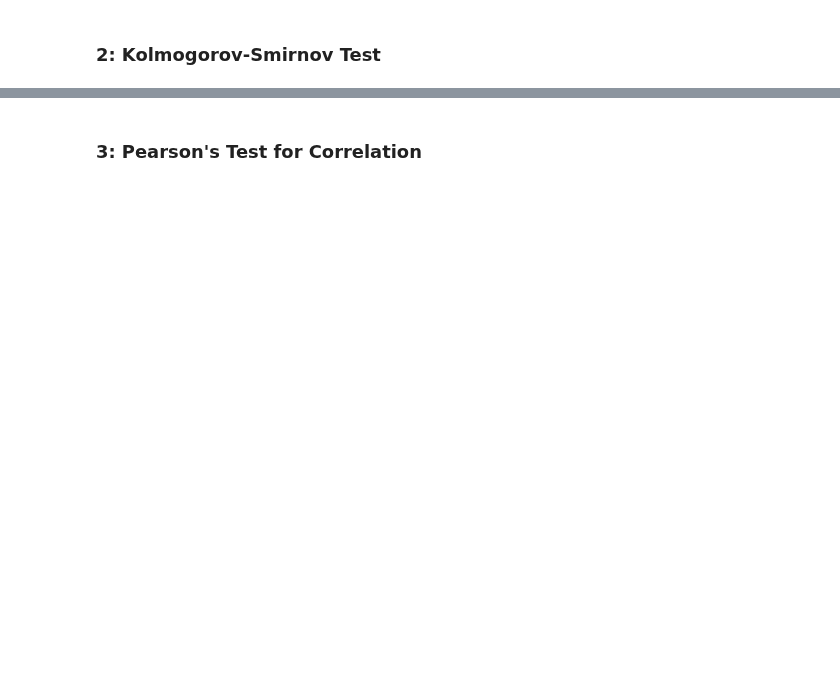
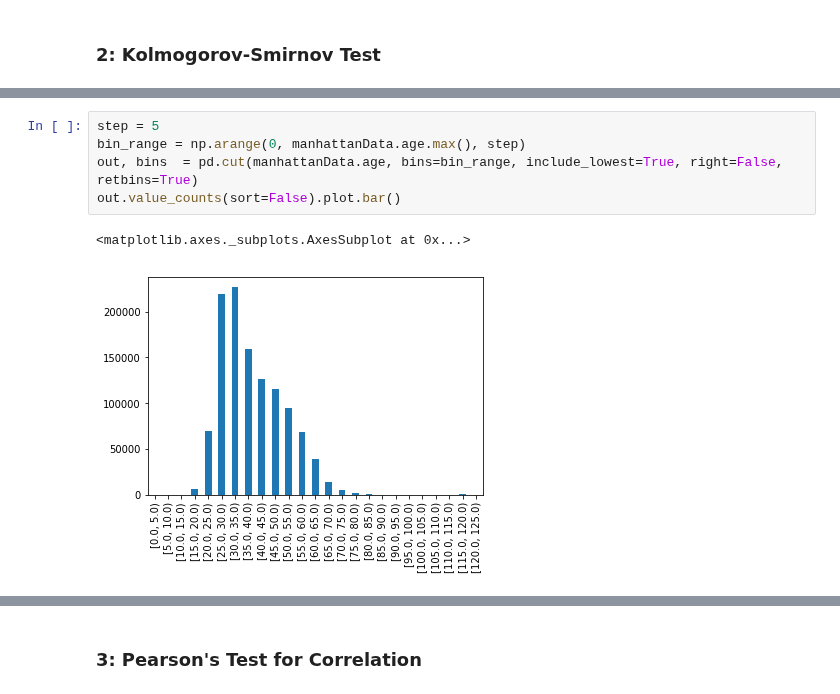
Before and after one commit to seanandrewchen/PUI2017_sac820, a Jupyter notebook: HW4_sac820/Assignment4.ipynb, the cells around one changed output, grey strips where cells are left out. Cells and saved outputs as stored; diff of their text form; blank space fills up the shorter version.

```diff
--- a/HW4_sac820/Assignment4.ipynb
+++ b/HW4_sac820/Assignment4.ipynb
@@ -498,0 +527,8 @@ nan
+# %%
+step = 5
+bin_range = np.arange(0, manhattanData.age.max(), step)
+out, bins  = pd.cut(manhattanData.age, bins=bin_range, include_lowest=True, right=False, retbins=True)
+out.value_counts(sort=False).plot.bar()
+# %% [output]
+<matplotlib.axes._subplots.AxesSubplot at 0x...>
+[figure, added]
```
Also changed, not shown: parts of 42 cells of this notebook, 15 other files.
